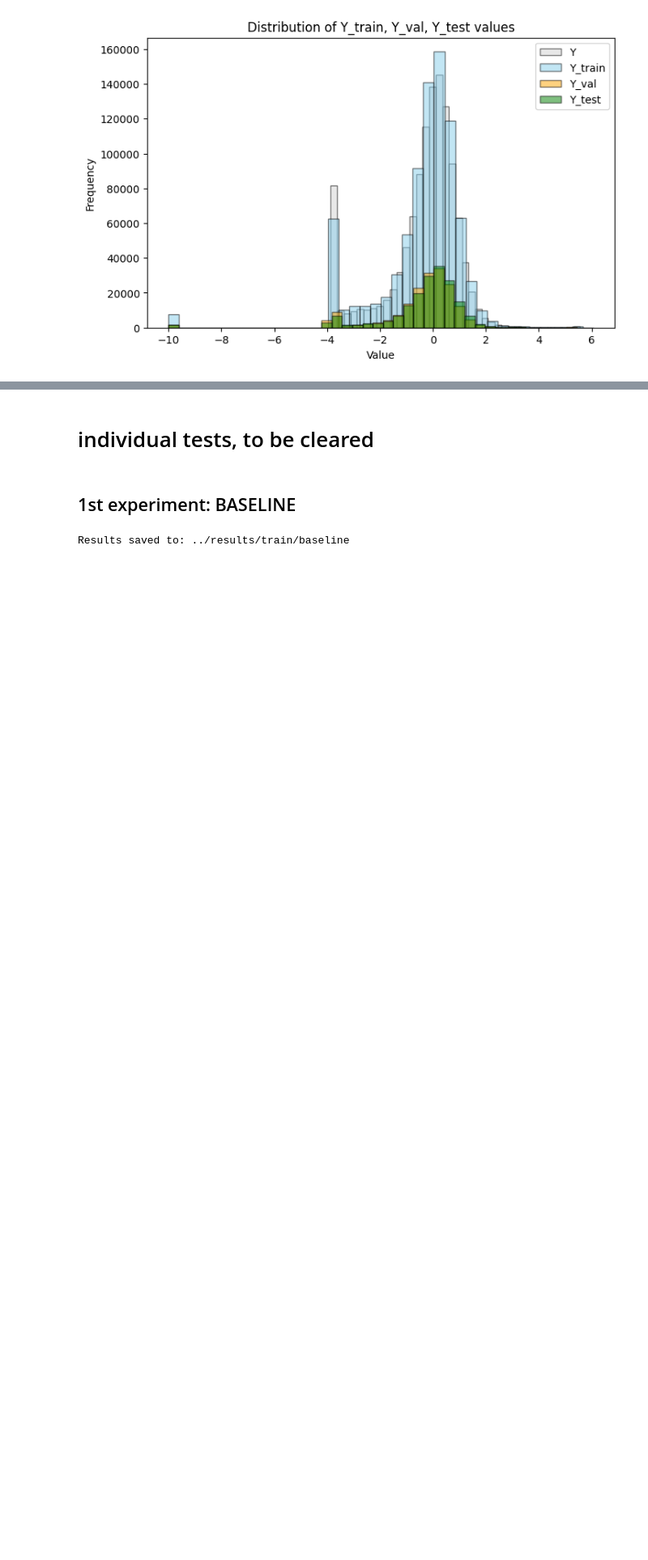
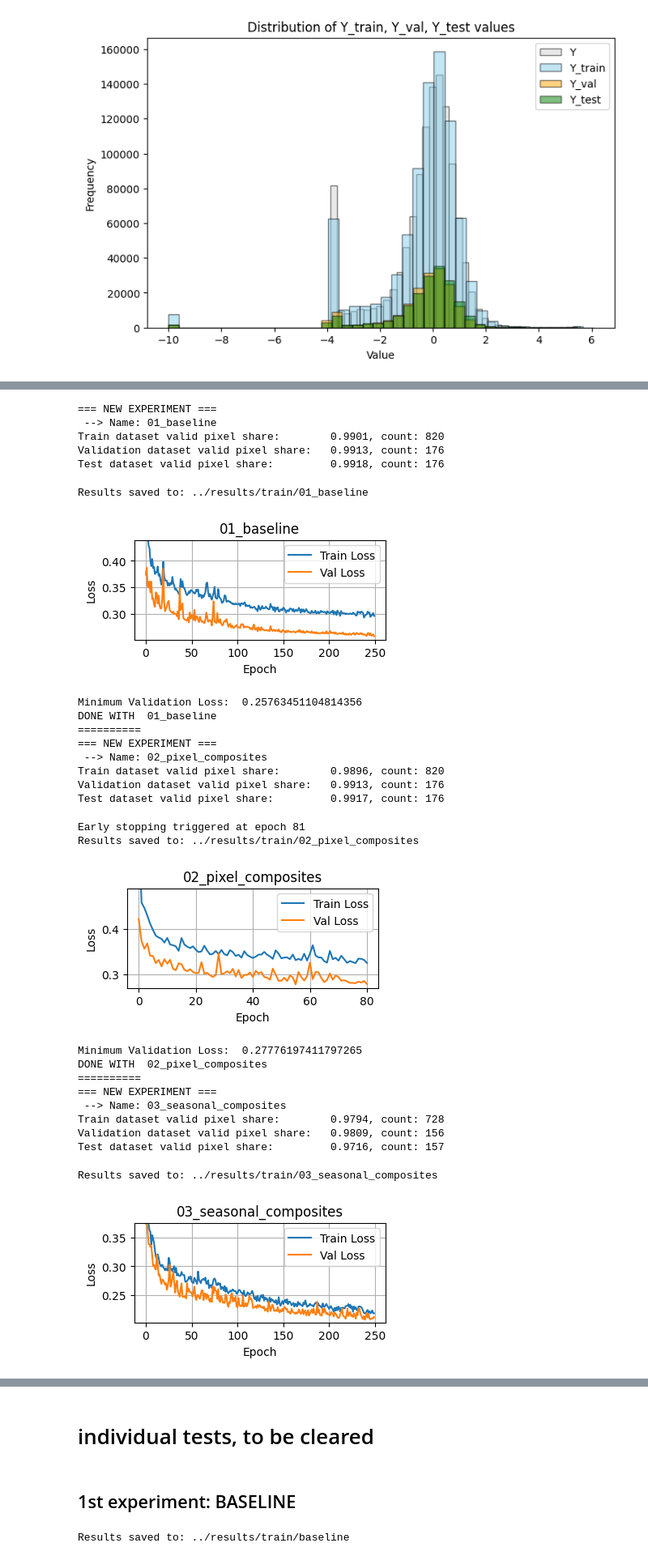
Before and after one commit to fizz-x/TreeHeads, a Jupyter notebook: src/run_main.ipynb, the cells around one changed output, grey strips where cells are left out. Shown at 81% size. Drawn from its saved outputs; the diff is of its cells as text; code cells hidden in the pictures; blank space fills up the shorter version.

```diff
--- a/src/run_main.ipynb
+++ b/src/run_main.ipynb
@@ -174,0 +244,11 @@ DONE WITH  pixel_and_seasonal
+# %%
+# SELECT EXPERIMENTAL CONFIG
+with open('../configs/experiments.yaml', 'r') as f:
+    experiments = yaml.safe_load(f)
+    experiment_names = list(experiments.keys())
+    experiment_names = experiment_names[:7]  # Select the first 6 experiment names
+
+with open('../configs/normparams.yaml', 'r') as f:
+    normparams = yaml.safe_load(f)
+joint_normparams = normparams['chm']['_111']
+print(experiment_names)
@@ -174,0 +257,65 @@ DONE WITH  pixel_and_seasonal
+# %%
+for exp_name in experiment_names:
+
+    sites, cfg = cf.get_config(exp_name)
+    global_config = md.global_config
+    print("=== NEW EXPERIMENT ===")
+    print(f" --> Name: {exp_name}")
+    # Build dataset
+    X, Y = dt.build_patched_dataset(cfg, sites, patch_size=32)
+    # split into train/val/test (70/15/15) with your logic
+    (X_train, Y_train), (X_val, Y_val), (X_test, Y_test) = dt.split_dataset(X, Y)
+
+    # Syntax: X_train, X_val, X_test, y_train, y_val, y_test
+    train_dataset = md.S2CanopyHeightDataset(X_train, Y_train)
+    val_dataset = md.S2CanopyHeightDataset(X_val, Y_val)
+    test_dataset = md.S2CanopyHeightDataset(X_test, Y_test)
+
+    train_loader = md.DataLoader(train_dataset, batch_size=global_config['batch_size'], shuffle=True)
+    val_loader = md.DataLoader(val_dataset, batch_size=global_config['batch_size'])
+    test_loader = md.DataLoader(test_dataset, batch_size=global_config['batch_size'])
+    print(f"Train dataset valid pixel share: \t{train_dataset.validshare():.4f}, count: {len(train_dataset)}")
+    print(f"Validation dataset valid pixel share: \t{val_dataset.validshare():.4f}, count: {len(val_dataset)}")
+    print(f"Test dataset valid pixel share: \t{test_dataset.validshare():.4f}, count: {len(test_dataset)}")
+
+
+    # build model depending on in out channels, defined by the dataloaders
+    model = md.build_unet(in_channels=X[0].shape[0], out_channels=Y[0].shape[0])
+    #train model depending on config.
+    model, logs = md.train_model(model, train_loader, val_loader, cfg, md.global_config)
+
+    md.save_results(model, val_loader, test_loader, joint_normparams, logs, cfg, run_id=None)
+
+    eval.plot_val_loss(logs['train_loss'],logs['val_loss'], title=exp_name)
+    print("Minimum Validation Loss: ", min(logs['val_loss']))
+    print("DONE WITH ", exp_name)
+    print("==========")
+# %% [output]
+=== NEW EXPERIMENT ===
+ --> Name: 01_baseline
+Train dataset valid pixel share:        0.9901, count: 820
+Validation dataset valid pixel share:   0.9913, count: 176
+Test dataset valid pixel share:         0.9918, count: 176
+Results saved to: ../results/train/01_baseline
+[figure, added]
+Minimum Validation Loss:  0.25763451104814356
+DONE WITH  01_baseline
+==========
+=== NEW EXPERIMENT ===
+ --> Name: 02_pixel_composites
+Train dataset valid pixel share:        0.9896, count: 820
+Validation dataset valid pixel share:   0.9913, count: 176
+Test dataset valid pixel share:         0.9917, count: 176
+Early stopping triggered at epoch 81
+Results saved to: ../results/train/02_pixel_composites
+[figure, added]
+Minimum Validation Loss:  0.27776197411797265
+DONE WITH  02_pixel_composites
+==========
+=== NEW EXPERIMENT ===
+ --> Name: 03_seasonal_composites
+Train dataset valid pixel share:        0.9794, count: 728
+Validation dataset valid pixel share:   0.9809, count: 156
+Test dataset valid pixel share:         0.9716, count: 157
+Results saved to: ../results/train/03_seasonal_composites
+[figure, added]
```
Also changed, not shown: parts of 15 cells of this notebook, 4 other files.
